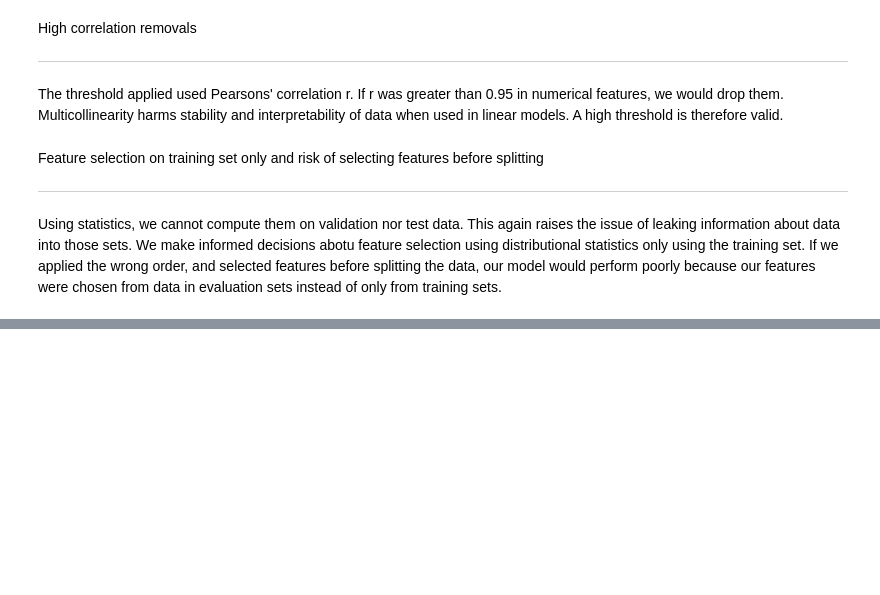
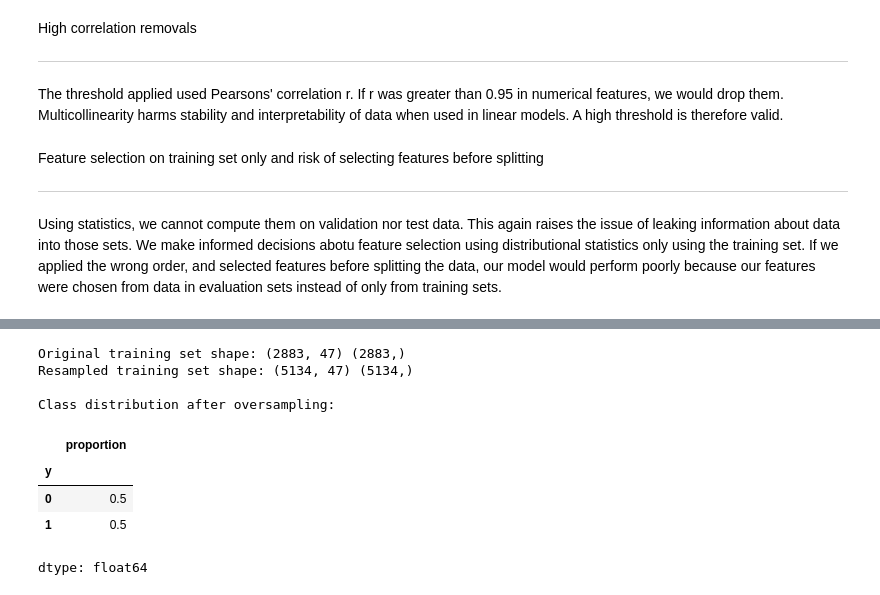
Before and after one commit to jbeeksieu2023-del/ML-fundamentals-2026, a Jupyter notebook: assignment_1_jade_beeksieu.ipynb, the cells around one changed output, grey strips where cells are left out. Cells and saved outputs as stored; diff of their text form; code cells hidden in the pictures; blank space fills up the shorter version.

```diff
--- a/assignment_1_jade_beeksieu.ipynb
+++ b/assignment_1_jade_beeksieu.ipynb
@@ -928,0 +826,21 @@ X_test_scaled[scale_cols]  = scaler.transform(X_test_fs[scale_cols])
+# %%
+ros = RandomOverSampler(random_state=42)
+
+
+X_train_bal, y_train_bal = ros.fit_resample(X_train_imputed, y_train_bin)
+
+print("Original training set shape:", X_train_imputed.shape, y_train_bin.shape)
+print("Resampled training set shape:", X_train_bal.shape, y_train_bal.shape)
+
+print("\nClass distribution after oversampling:")
+display(y_train_bal.value_counts(normalize=True))
+# %% [output]
+Original training set shape: (2883, 47) (2883,)
+Resampled training set shape: (5134, 47) (5134,)
+
+Class distribution after oversampling:
+|  | proportion |
+| y |  |
+| 0 | 0.5 |
+| 1 | 0.5 |
+dtype: float64
```
Also changed, not shown: parts of 48 cells of this notebook.
